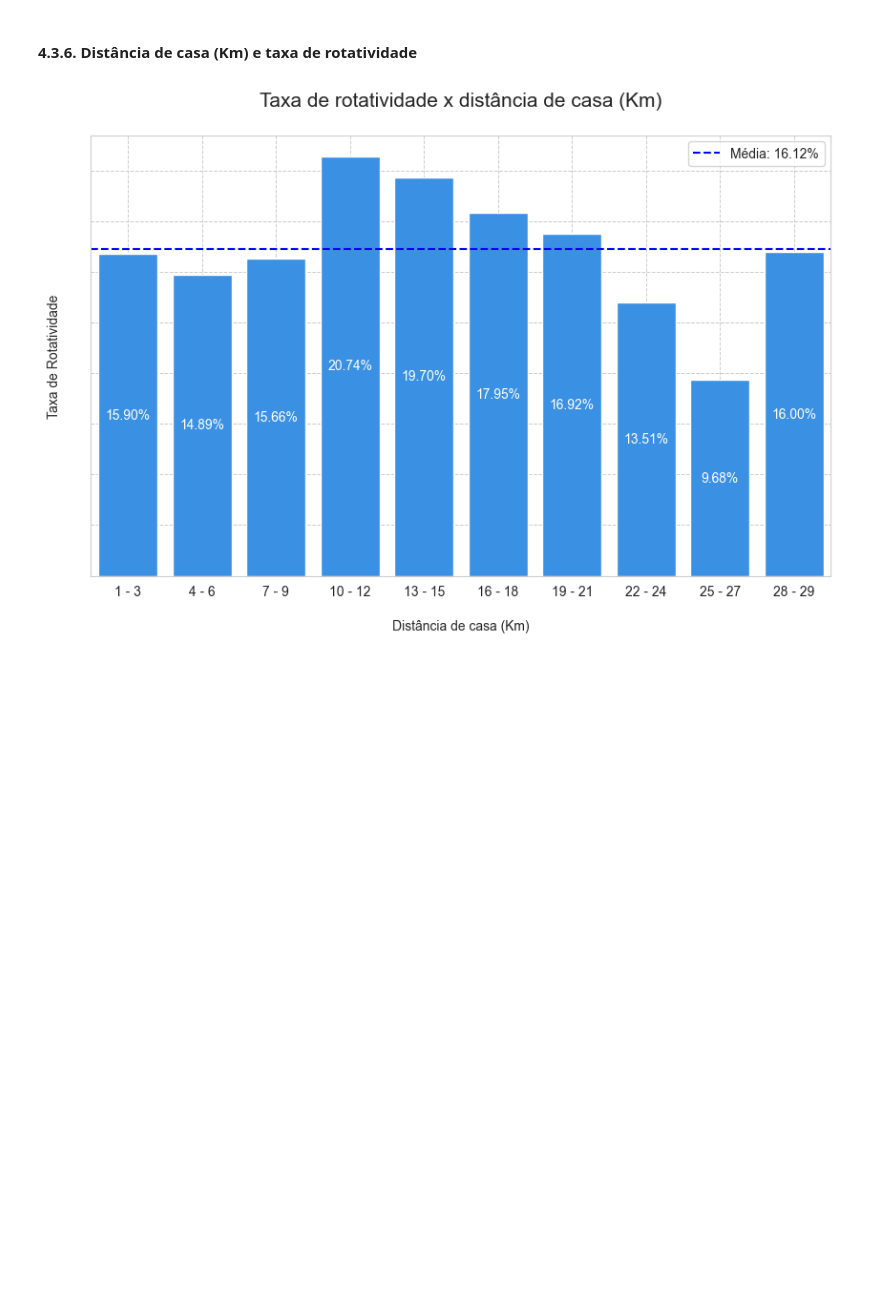
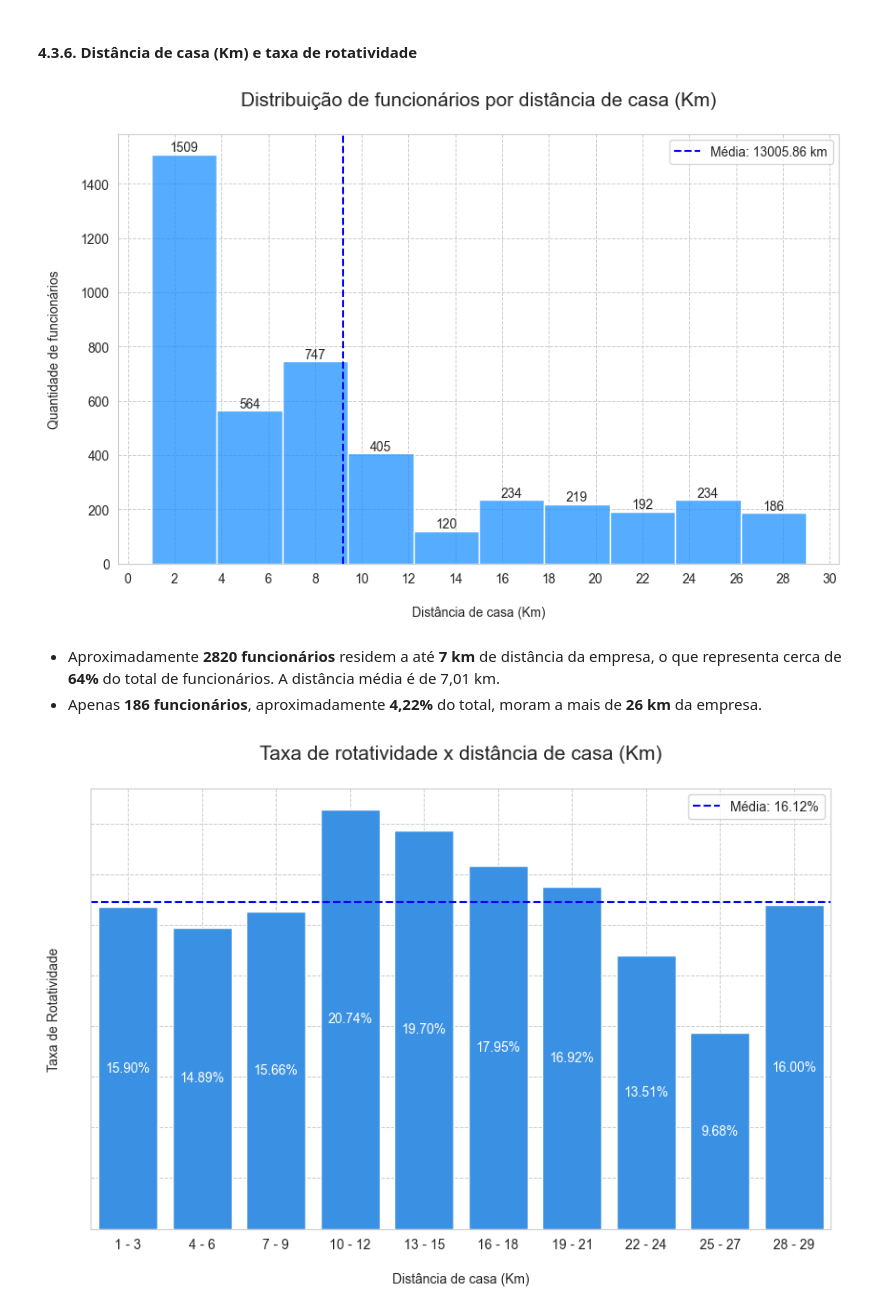
Before and after one commit to emso-exe/Analise_de_rh_-_people_analytics, a Jupyter notebook: 001_analise_de_rh.ipynb, the cells around one changed output. Saved outputs shown, nothing was run; the diff lists cells and outputs as text; code cells hidden in the pictures; blank space fills up the shorter version.

Commit message:
feat: Atualização dos gráficos e explicabilidade dos itens 4.3.8 e 4.3.9.

```diff
--- a/001_analise_de_rh.ipynb
+++ b/001_analise_de_rh.ipynb
@@ -757,4 +777,43 @@ plt.show()
 A rotatividade ocorre acima da _média de 16,12%_ em diferentes faixas de renda. Destaca-se a faixa de renda de **₹ 28.604** a **₹ 32.401**, com a maior _taxa de rotatividade de **27,78%**_. Curiosamente, aproximadamente 54 funcionários estão nessa faixa. Outro destaque vai para a faixa de **₹ 21.008** a **₹ 28.603**, com a menor _taxa de rotatividade de **10,71%**_.
 # %% [markdown]
 #### 4.3.6. Distância de casa (Km) e taxa de rotatividade
+# %%
+# Criar o gráfico histograma
+plt.subplots(figsize=(10, 6))
+plot = sns.histplot(data=df_analise, x='DistanciaDeCasa',
+                    bins=10, kde=False, color='dodgerblue')
+
+# Adicionando frequência sobre as barras
+for p in plot.patches:
+    plot.annotate(f'{int(p.get_height())}', (
+        p.get_x() + p.get_width() / 2., p.get_height()
+    ), ha='center', va='bottom', fontsize=10)
+
+# Adicionando linha vertical para a média
+distancia_media = df_analise['DistanciaDeCasa'].mean()
+plt.axvline(x=distancia_media, color='blue', linestyle='--',
+            label=f'Média: {renda_media:.2f} km')
+
+# Adicionando e formatando rótulos e título
+plot.set_title(
+    'Distribuição de funcionários por distância de casa (Km)\n', fontsize=15)
+plot.set(xlabel='\nDistância de casa (Km)', ylabel='Quantidade de funcionários\n')
+plot.tick_params(axis='both', labelsize=10)
+
+# Ajustando os rótulos do eixo x de 2 em 2 km
+plt.xticks(range(0, 31, 2))
+
+# Formatando grade do gráfico
+plt.grid(True, which='both', linestyle='--', linewidth=0.7)
+
+# Adicionando a legenda
+plt.legend()
+
+# Exibindo o gráfico
+plt.show()
+# %% [output]
+[figure, added]
+# %% [markdown]
+- Aproximadamente **2820 funcionários** residem a até **7 km** de distância da empresa, o que representa cerca de **64%** do total de funcionários. A distância média é de 7,01 km.
+- Apenas **186 funcionários**, aproximadamente **4,22%** do total, moram a mais de **26 km** da empresa.
 # %%
```
Also changed, not shown: parts of 26 cells of this notebook.
